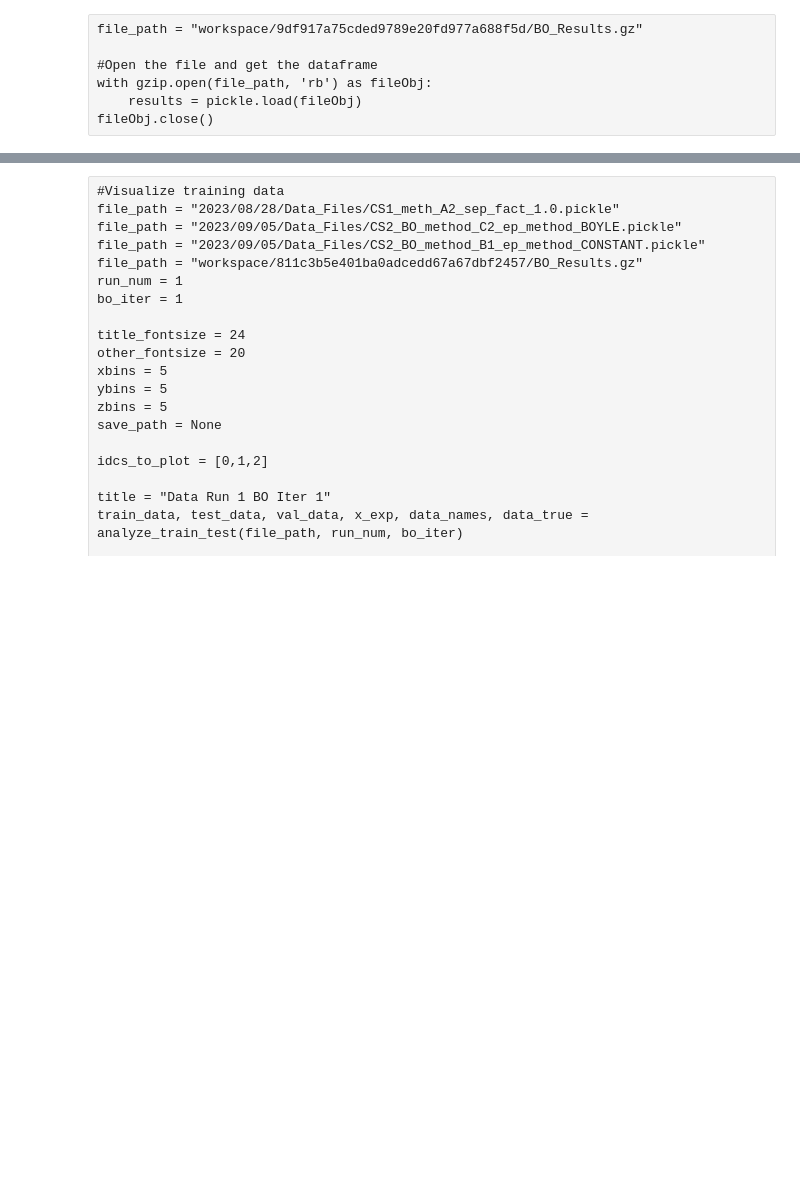
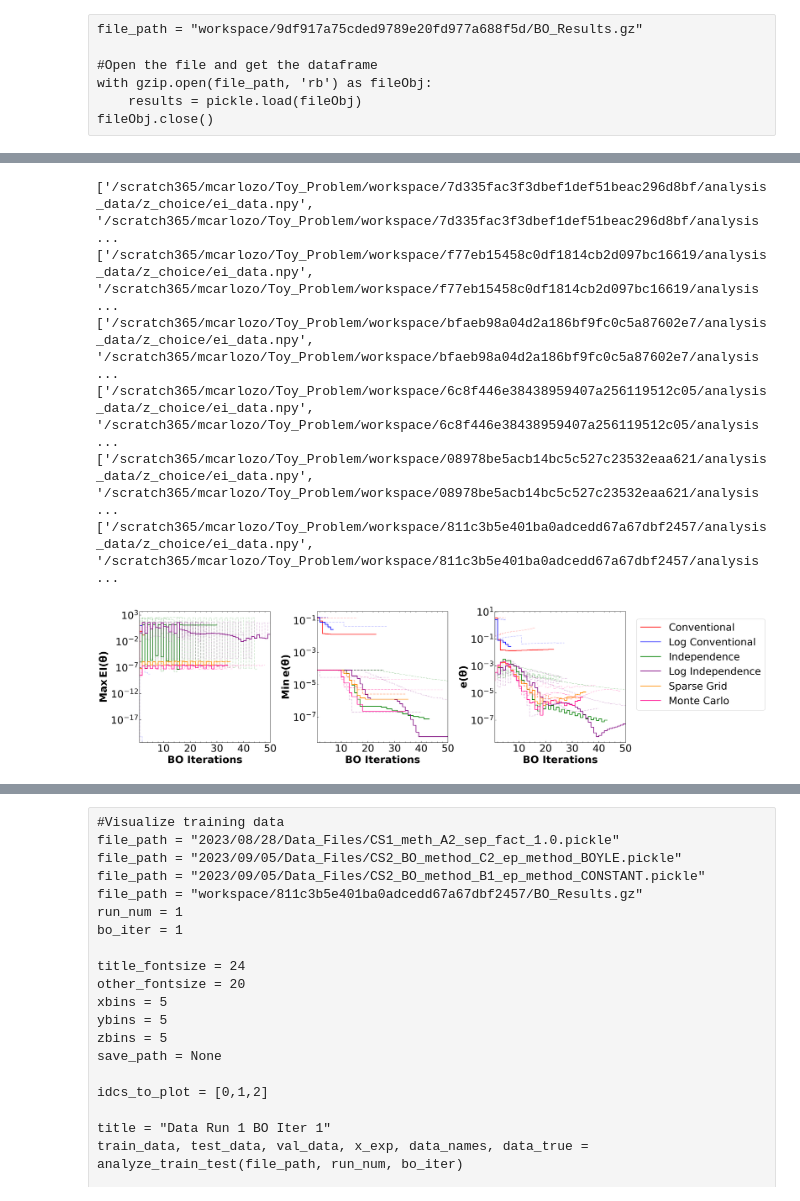
Before and after one commit to dowlinglab/GPBO_Emulators, a Jupyter notebook: experiment_analysis.ipynb, the cells around one changed output, grey strips where cells are left out. Saved outputs shown, nothing was run; the diff lists cells and outputs as text; code cells hidden in the pictures; blank space fills up the shorter version.

Commit message:
Updated automatic plotting scripts

```diff
--- a/experiment_analysis.ipynb
+++ b/experiment_analysis.ipynb
@@ -113,15 +136,23 @@ plot_hms_all_methods(file_path_list, run_num_list, bo_iter_list, pair, z_choice,
 # %%
 z_choices = ["ei", "min_sse", "sse"]
 
 x_label = "BO Iterations"
 y_label = r"$\mathbf{e(\theta)}$"
 # y_label = "Max " + r"$\mathbf{EI(\theta)}$"
 
-plot_dict = make_plot_dict(False, None, x_label, y_label, line_levels = None, save_path=None)
+plot_dict = make_plot_dict(False, None, x_label, None, line_levels = None, save_path=None)
 
 file_path_list = [job.fn("BO_Results.gz") for job in job_list_best]
 
 plot_objs_all_methods(file_path_list, run_num_list, z_choices, plot_dict)
+# %% [output]
+['/scratch365/mcarlozo/Toy_Problem/workspace/7d335fac3f3dbef1def51beac296d8bf/analysis_data/z_choice/ei_data.npy', '/scratch365/mcarlozo/Toy_Problem/workspace/7d335fac3f3dbef1def51beac296d8bf/analysis ...
+['/scratch365/mcarlozo/Toy_Problem/workspace/f77eb15458c0df1814cb2d097bc16619/analysis_data/z_choice/ei_data.npy', '/scratch365/mcarlozo/Toy_Problem/workspace/f77eb15458c0df1814cb2d097bc16619/analysis ...
+['/scratch365/mcarlozo/Toy_Problem/workspace/bfaeb98a04d2a186bf9fc0c5a87602e7/analysis_data/z_choice/ei_data.npy', '/scratch365/mcarlozo/Toy_Problem/workspace/bfaeb98a04d2a186bf9fc0c5a87602e7/analysis ...
+['/scratch365/mcarlozo/Toy_Problem/workspace/6c8f446e38438959407a256119512c05/analysis_data/z_choice/ei_data.npy', '/scratch365/mcarlozo/Toy_Problem/workspace/6c8f446e38438959407a256119512c05/analysis ...
+['/scratch365/mcarlozo/Toy_Problem/workspace/08978be5acb14bc5c527c23532eaa621/analysis_data/z_choice/ei_data.npy', '/scratch365/mcarlozo/Toy_Problem/workspace/08978be5acb14bc5c527c23532eaa621/analysis ...
+['/scratch365/mcarlozo/Toy_Problem/workspace/811c3b5e401ba0adcedd67a67dbf2457/analysis_data/z_choice/ei_data.npy', '/scratch365/mcarlozo/Toy_Problem/workspace/811c3b5e401ba0adcedd67a67dbf2457/analysis ...
+[figure, added]
 # %%
 #Get sse, log_sse, and ei plots
 file_path = "workspace/811c3b5e401ba0adcedd67a67dbf2457/BO_Results.gz" #CS1 2D Best
```
Also changed, not shown: parts of 3 cells of this notebook, 4 other files.
